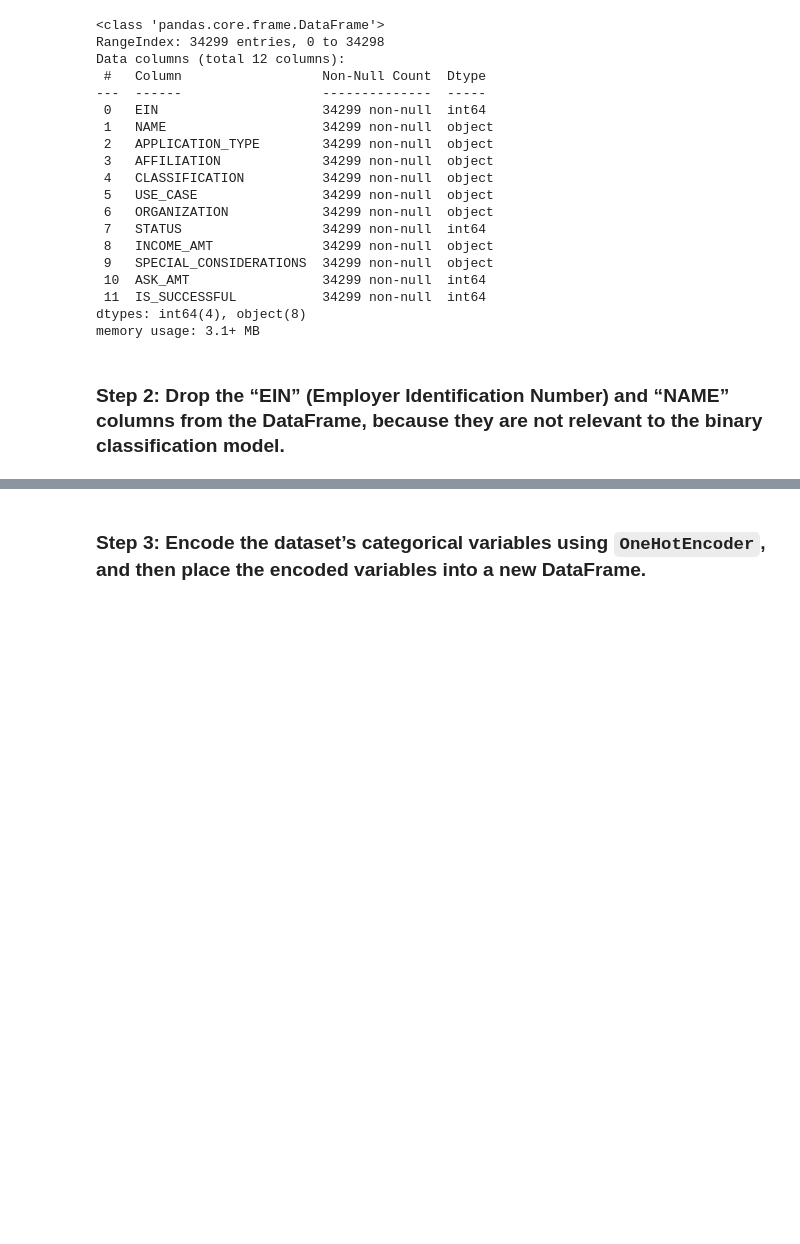
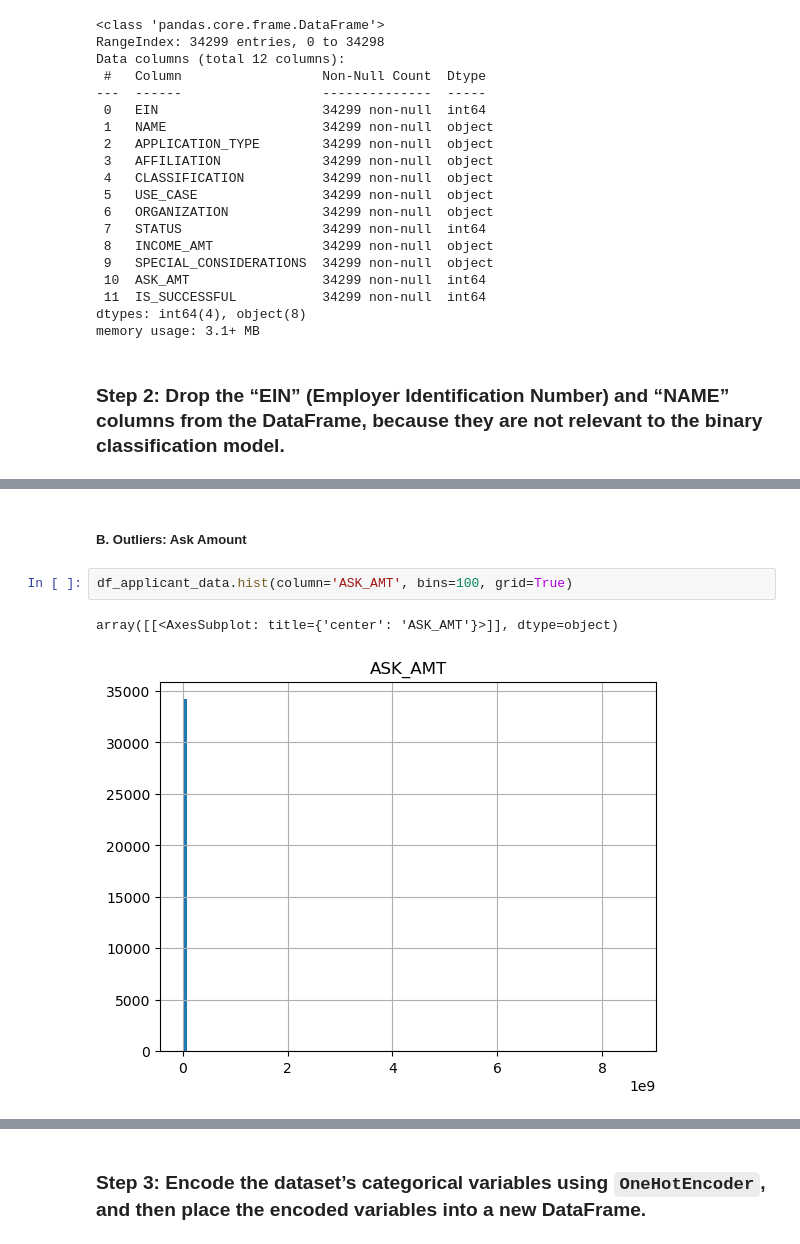
Before and after one commit to jerskine42/ftb13_Neural_Networks, a Jupyter notebook: code/venture_funding_with_deep_learning_revB.ipynb, the cells around one changed output, grey strips where cells are left out. Drawn from its saved outputs; the diff is of its cells as text; blank space fills up the shorter version.

```diff
--- a/code/venture_funding_with_deep_learning_revB.ipynb
+++ b/code/venture_funding_with_deep_learning_revB.ipynb
@@ -167,0 +196,7 @@ display(df_applicant_data.tail(rows))
+# %% [markdown]
+##### B. Outliers: Ask Amount
+# %%
+df_applicant_data.hist(column='ASK_AMT', bins=100, grid=True)
+# %% [output]
+array([[<AxesSubplot: title={'center': 'ASK_AMT'}>]], dtype=object)
+[figure, added]
```
Also changed, not shown: parts of 86 cells of this notebook, 3 other files.
